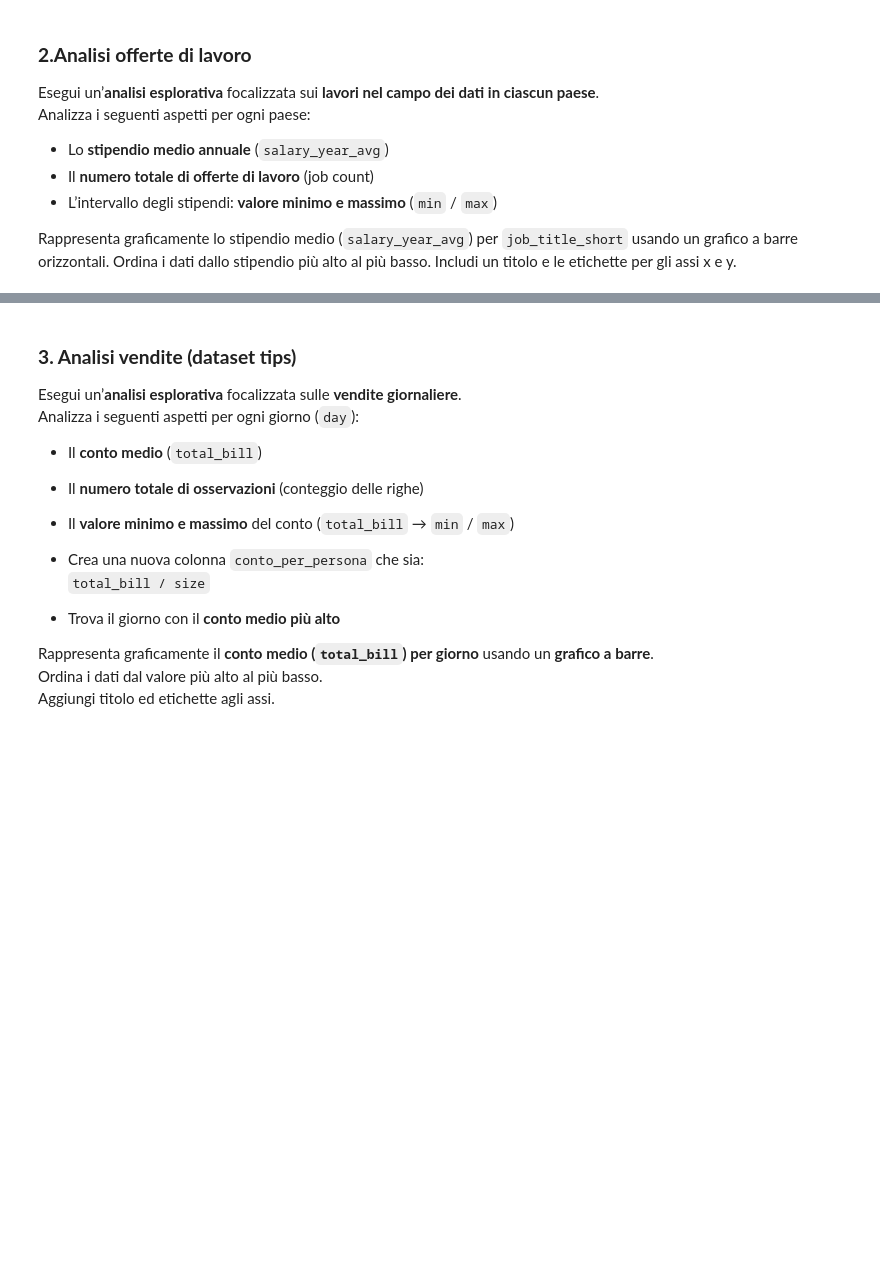
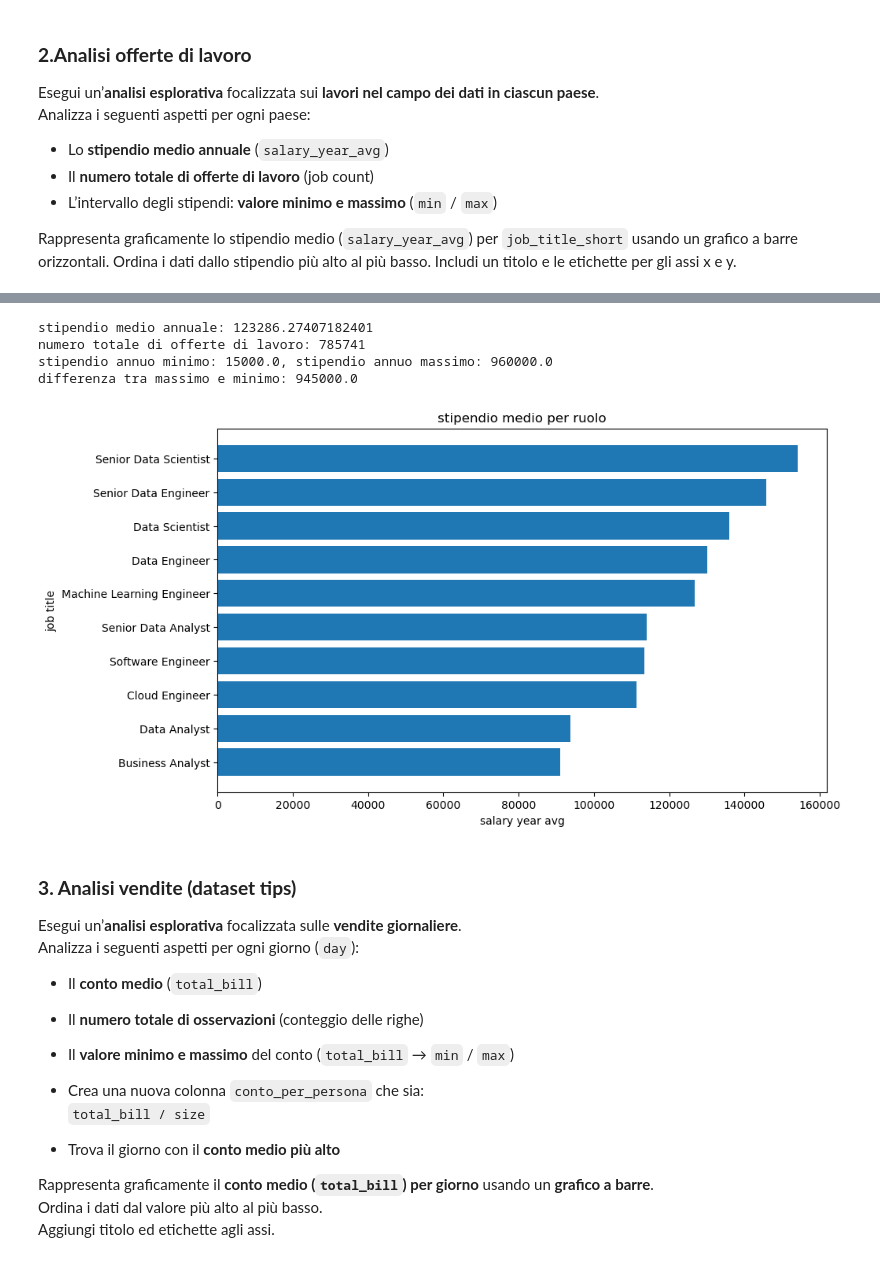
Before and after one commit to mattialuvisetto/ProgrammingLab, a Jupyter notebook: ESERCIZILAB2/3.5_Esercizi_lez_3.ipynb, the cells around one changed output, grey strips where cells are left out. Drawn from its saved outputs; the diff is of its cells as text; code cells hidden in the pictures; blank space fills up the shorter version.

```diff
--- a/ESERCIZILAB2/3.5_Esercizi_lez_3.ipynb
+++ b/ESERCIZILAB2/3.5_Esercizi_lez_3.ipynb
@@ -131,3 +146,49 @@ Warning: You are sending unauthenticated requests to the HF Hub. Please set a HF
+# %%
+import pandas as pd
+from datasets import load_dataset
+import matplotlib.pyplot as plt
+
+dataset = load_dataset('lukebarousse/data_jobs')
+df = dataset['train'].to_pandas()
+
+df['job_posted_date'] = pd.to_datetime(df['job_posted_date'])
+
+# 1.
+avg_salary = df["salary_year_avg"].mean()
+print("stipendio medio annuale:", avg_salary)
+
+# 2.
+job_count = len(df["job_title"])
+print("numero totale di offerte di lavoro:", job_count)
+
+# 3.
+min_sal = df["salary_year_avg"].min()
+max_sal = df["salary_year_avg"].max()
+print(f"stipendio annuo minimo: {min_sal}, stipendio annuo massimo: {max_sal}")
+print("differenza tra massimo e minimo:",max_sal - min_sal)
+
+# 4.
+avg_by_job = df.groupby('job_title_short')['salary_year_avg'].mean()
+avg_by_job = avg_by_job.sort_values(ascending=False)
+
+
+plt.figure(figsize=(10,6))
+
+plt.barh(avg_by_job.index, avg_by_job.values)
+
+plt.title('stipendio medio per ruolo')
+plt.xlabel('salary year avg')
+plt.ylabel('job title')
+
+plt.gca().invert_yaxis()  # per avere il più alto in alto
+
+plt.show()
+# %% [output]
+stipendio medio annuale: 123286.27407182401
+numero totale di offerte di lavoro: 785741
+stipendio annuo minimo: 15000.0, stipendio annuo massimo: 960000.0
+differenza tra massimo e minimo: 945000.0
+[figure, added]
 # %% [markdown]
 ### **3. Analisi vendite (dataset tips)**
 
```
Also changed, not shown: parts of 8 cells of this notebook.
